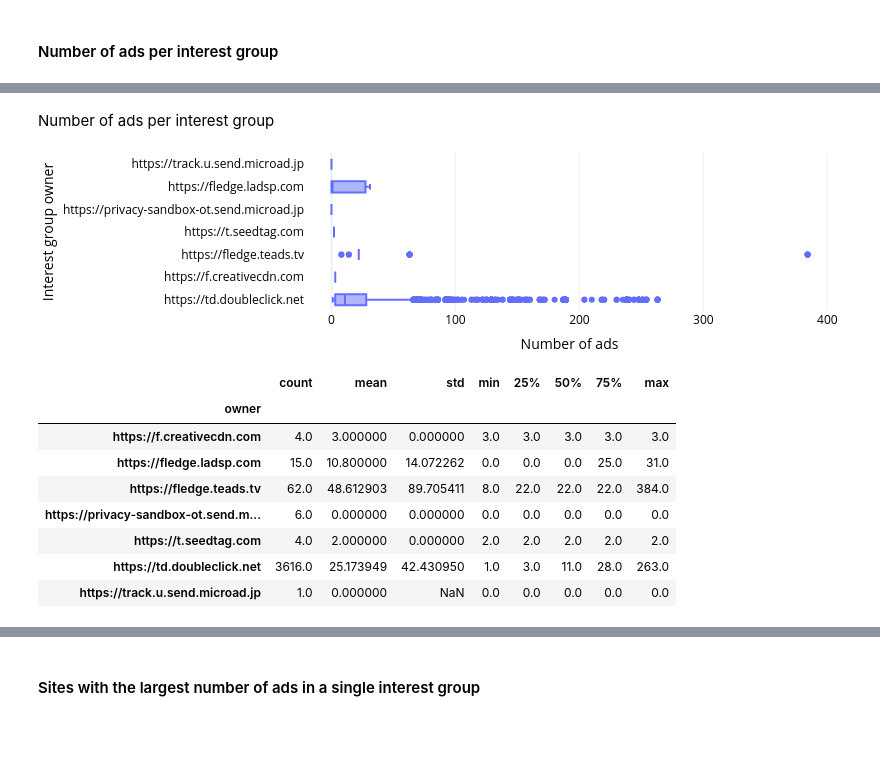
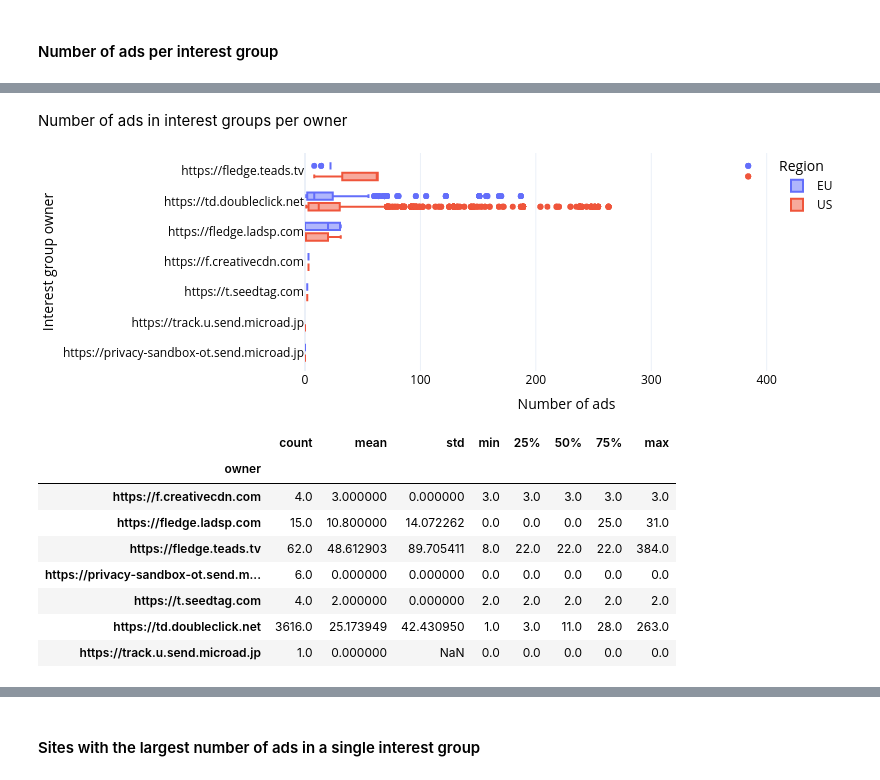
Before and after one commit to MichielP1807/tracker-radar-collector, a Jupyter notebook: post-processing/analysis.ipynb, the cells around one changed output, grey strips where cells are left out. Drawn from its saved outputs; the diff is of its cells as text; code cells hidden in the pictures; blank space fills up the shorter version.

```diff
--- a/post-processing/analysis.ipynb
+++ b/post-processing/analysis.ipynb
@@ -19,10 +20,12 @@ green = px.colors.qualitative.Plotly[2]
 def printMD(txt):
     display_markdown(txt, raw=True)
 # %%
-import copy
+# Modified plotly template based on the standard plotly_white template
 my_template = copy.deepcopy(pio.templates["plotly_white"])
 my_template.layout.margin = dict(l=0, b=0, r=0, t=0, pad=0)
 my_template.layout.font.color = "black"
+my_template.layout.annotationdefaults = dict(font=dict(color="black"))
+my_template.layout.shapedefaults.line.color = "black"
 my_template.layout.legend.xanchor = "right"
 my_template.layout.legend.yanchor = "top"
 pio.templates.default = my_template
@@ -499,7 +630,7 @@ join_calls["arguments"] = join_calls["arguments"].map(ast.literal_eval) # they w
 seconds_to_days = 1 / (60 * 60 * 24)
 join_calls["duration"] = join_calls["arguments"].apply(lambda arg: int(arg["1"]) * seconds_to_days)
 
-for subArg in ["owner", "name"]:
+for subArg in ["owner", "name", "dailyUpdateUrl"]:
     join_calls[subArg] = join_calls["arguments"].apply(lambda arg: arg["0"].get(subArg))
 
 for subArg in ["ads", "adComponents"]:
@@ -533,0 +715,5 @@ join_calls.groupby("owner")["finalUrlFld"].describe().sort_values(by="unique", a
+# %%
+old_max = pd.options.display.max_colwidth
+pd.options.display.max_colwidth = 100
+display(join_calls.groupby("owner")["name"].unique())
+pd.options.display.max_colwidth = old_max
@@ -573,0 +804,5 @@ Name: arguments, dtype: int64
+# %%
+old_max = pd.options.display.max_colwidth
+pd.options.display.max_colwidth = 200
+display(join_calls.groupby("owner")["dailyUpdateUrl"].describe())
+pd.options.display.max_colwidth = old_max
@@ -576,20 +866,27 @@ Name: arguments, dtype: int64
 # %%
 fig = join_calls.boxplot(
     x = "adsLen",
     y = "owner",
+    color = "region",
     # title = "Number of ads per interest group",
     labels = {
         "adsLen": "Number of ads",
-        "owner": "Interest group owner"
-    }
+        "owner": "Interest group owner",
+        "region": "Region",
+    },
+    category_orders={"region": ["EU", "US"]},
 )
-printMD("Number of ads per interest group")
-display(Image(fig.to_image(format="png", width=800, height=200)))
+fig.update_xaxes(range=[0, join_calls["adsLen"].max() * 1.18])
+fig.update_yaxes(categoryorder="max descending", autorange="reversed")
+
+printMD("Number of ads in interest groups per owner")
+fig.write_image("../../mt-latex/figures/interest-group-ads.pdf", width=800, height=260)
+display(Image(fig.to_image(format="png", width=800, height=260)))
 
 join_calls.groupby("owner")["adsLen"].describe()
 # %% [output]
-Number of ads per interest group
+Number of ads in interest groups per owner
-[figure, old version]
+[figure, new version]
 |  | count | mean | std | min | 25% | 50% | 75% | max |
 | owner |  |  |  |  |  |  |  |  |
 | https://f.creativecdn.com | 4.0 | 3.000000 | 0.000000 | 3.0 | 3.0 | 3.0 | 3.0 | 3.0 |
```
Also changed, not shown: parts of 39 cells of this notebook, 1 other file.
